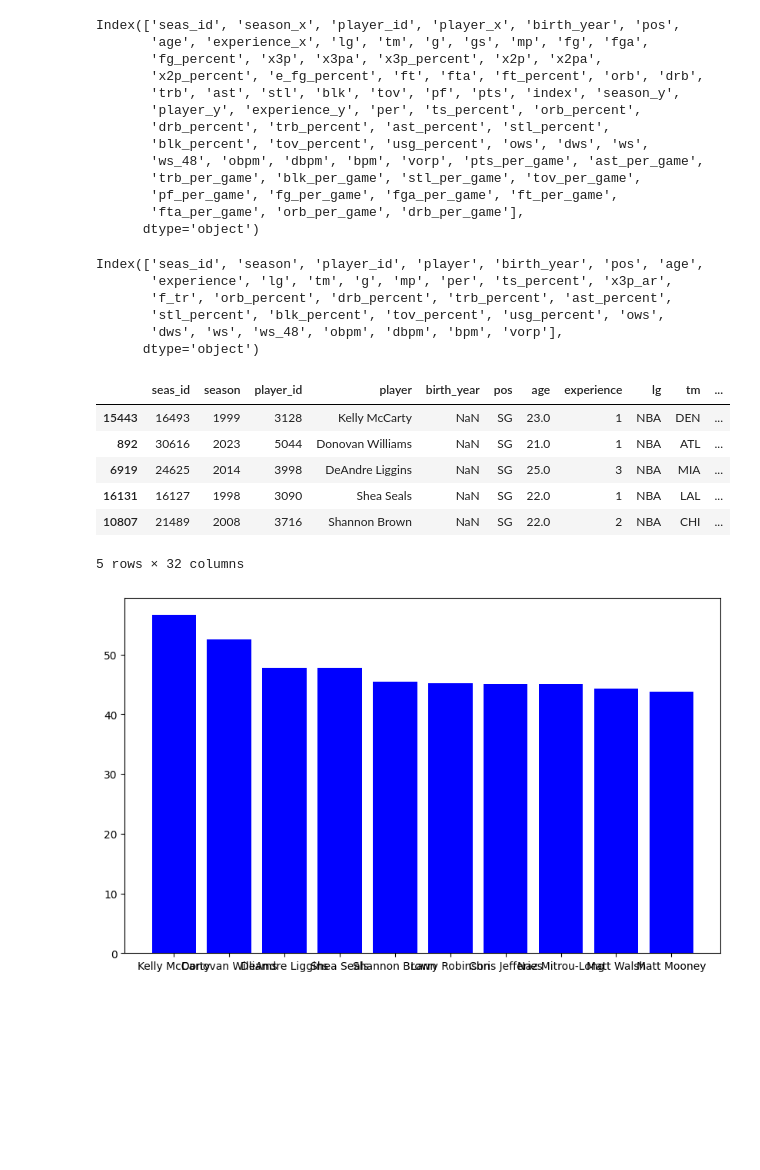
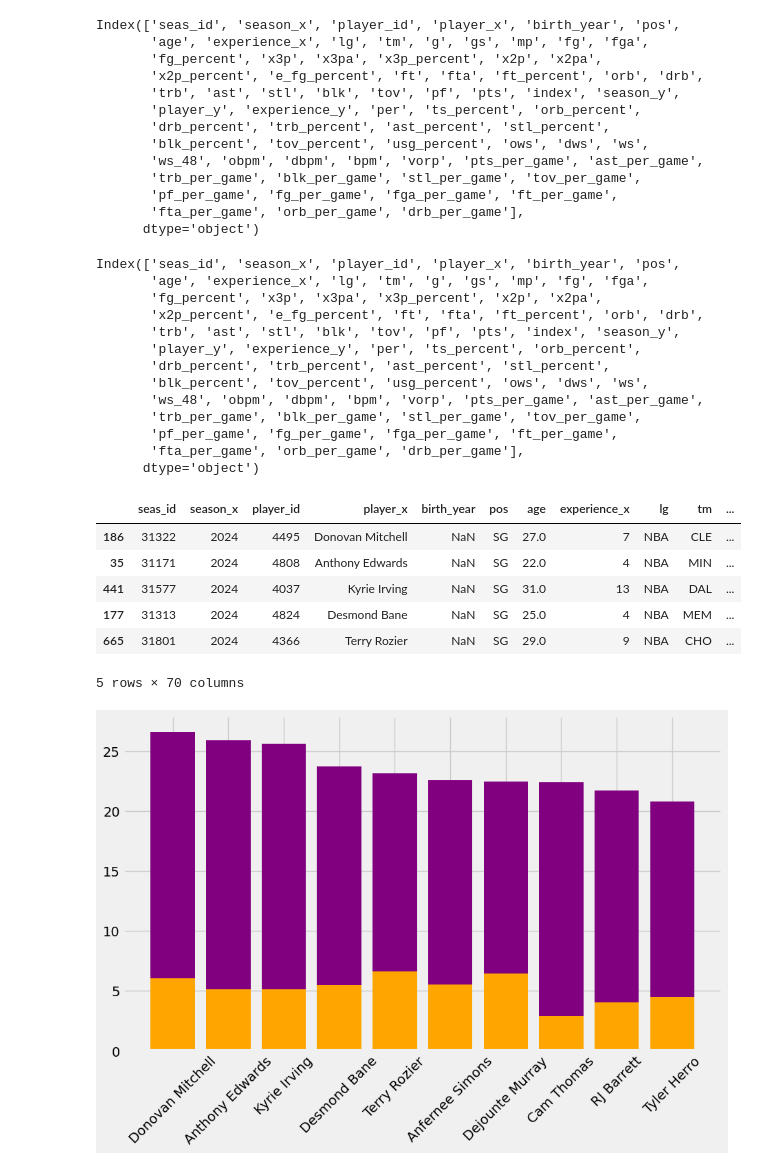
Before and after one commit to matthewellishanson/datafun-06-eda, a Jupyter notebook: matthanson_eda.ipynb, the cells around one changed output. Drawn from its saved outputs; the diff is of its cells as text; code cells hidden in the pictures; blank space fills up the shorter version.

Commit message:
adding some basic plots and limiting analysis to 2024 players

```diff
--- a/matthanson_eda.ipynb
+++ b/matthanson_eda.ipynb
@@ -91,36 +91,48 @@ Index(['seas_id', 'season_x', 'player_id', 'player_x', 'birth_year', 'pos',
 # %%
 # Filter the DataFrame for Shooting Guards (SG)
 sg_df = nba_df[nba_df['pos'] == 'SG']
+
+# limit the dataframe to just the 2024 season
+sg_df = sg_df[sg_df['season_x'] == 2024]
 
 # Display all column names
 print(sg_df.columns)
 
 # Sort the filtered DataFrame by 'usg_percent' in descending order
-SG_byusg = sg_df.sort_values(by='usg_percent', ascending=False)
+SG_bypts = sg_df.sort_values(by='pts_per_game', ascending=False)
 
 # Display the sorted DataFrame
-SG_byusg.head()
+SG_bypts.head()
 # %% [output]
-Index(['seas_id', 'season', 'player_id', 'player', 'birth_year', 'pos', 'age',
-       'experience', 'lg', 'tm', 'g', 'mp', 'per', 'ts_percent', 'x3p_ar',
-       'f_tr', 'orb_percent', 'drb_percent', 'trb_percent', 'ast_percent',
-       'stl_percent', 'blk_percent', 'tov_percent', 'usg_percent', 'ows',
-       'dws', 'ws', 'ws_48', 'obpm', 'dbpm', 'bpm', 'vorp'],
+Index(['seas_id', 'season_x', 'player_id', 'player_x', 'birth_year', 'pos',
+       'age', 'experience_x', 'lg', 'tm', 'g', 'gs', 'mp', 'fg', 'fga',
+       'fg_percent', 'x3p', 'x3pa', 'x3p_percent', 'x2p', 'x2pa',
+       'x2p_percent', 'e_fg_percent', 'ft', 'fta', 'ft_percent', 'orb', 'drb',
+       'trb', 'ast', 'stl', 'blk', 'tov', 'pf', 'pts', 'index', 'season_y',
+       'player_y', 'experience_y', 'per', 'ts_percent', 'orb_percent',
+       'drb_percent', 'trb_percent', 'ast_percent', 'stl_percent',
+       'blk_percent', 'tov_percent', 'usg_percent', 'ows', 'dws', 'ws',
+       'ws_48', 'obpm', 'dbpm', 'bpm', 'vorp', 'pts_per_game', 'ast_per_game',
+       'trb_per_game', 'blk_per_game', 'stl_per_game', 'tov_per_game',
+       'pf_per_game', 'fg_per_game', 'fga_per_game', 'ft_per_game',
+       'fta_per_game', 'orb_per_game', 'drb_per_game'],
       dtype='object')
-|  | seas_id | season | player_id | player | birth_year | pos | age | experience | lg | tm | ... |
-| 15443 | 16493 | 1999 | 3128 | Kelly McCarty | NaN | SG | 23.0 | 1 | NBA | DEN | ... |
-| 892 | 30616 | 2023 | 5044 | Donovan Williams | NaN | SG | 21.0 | 1 | NBA | ATL | ... |
-| 6919 | 24625 | 2014 | 3998 | DeAndre Liggins | NaN | SG | 25.0 | 3 | NBA | MIA | ... |
-| 16131 | 16127 | 1998 | 3090 | Shea Seals | NaN | SG | 22.0 | 1 | NBA | LAL | ... |
-| 10807 | 21489 | 2008 | 3716 | Shannon Brown | NaN | SG | 22.0 | 2 | NBA | CHI | ... |
+|  | seas_id | season_x | player_id | player_x | birth_year | pos | age | experience_x | lg | tm | ... |
+| 186 | 31322 | 2024 | 4495 | Donovan Mitchell | NaN | SG | 27.0 | 7 | NBA | CLE | ... |
+| 35 | 31171 | 2024 | 4808 | Anthony Edwards | NaN | SG | 22.0 | 4 | NBA | MIN | ... |
+| 441 | 31577 | 2024 | 4037 | Kyrie Irving | NaN | SG | 31.0 | 13 | NBA | DAL | ... |
+| 177 | 31313 | 2024 | 4824 | Desmond Bane | NaN | SG | 25.0 | 4 | NBA | MEM | ... |
+| 665 | 31801 | 2024 | 4366 | Terry Rozier | NaN | SG | 29.0 | 9 | NBA | CHO | ... |
-5 rows × 32 columns
+5 rows × 70 columns
 # %%
 # Create a figure and a set of subplots
 fig, ax = plt.subplots(figsize=(10, 6))
 plt.style.use('fivethirtyeight')
 
 # Create a bar plot of 'usg_percent' for the top 10 shooting guards by points per game
-plt.bar(SG_byusg['player'][:10], SG_byusg['usg_percent'][:10], color='blue')
+plt.bar(SG_bypts['player_x'][:10], SG_bypts['pts_per_game'][:10], color='purple')
+plt.bar(SG_bypts['player_x'][:10], SG_bypts['ast_per_game'][:10], color='orange')
+plt.xticks(rotation=45)
 plt.show()
 # %% [output]
-[figure, old version]
+[figure, new version]
```
Also changed, not shown: parts of 1 cell of this notebook.
